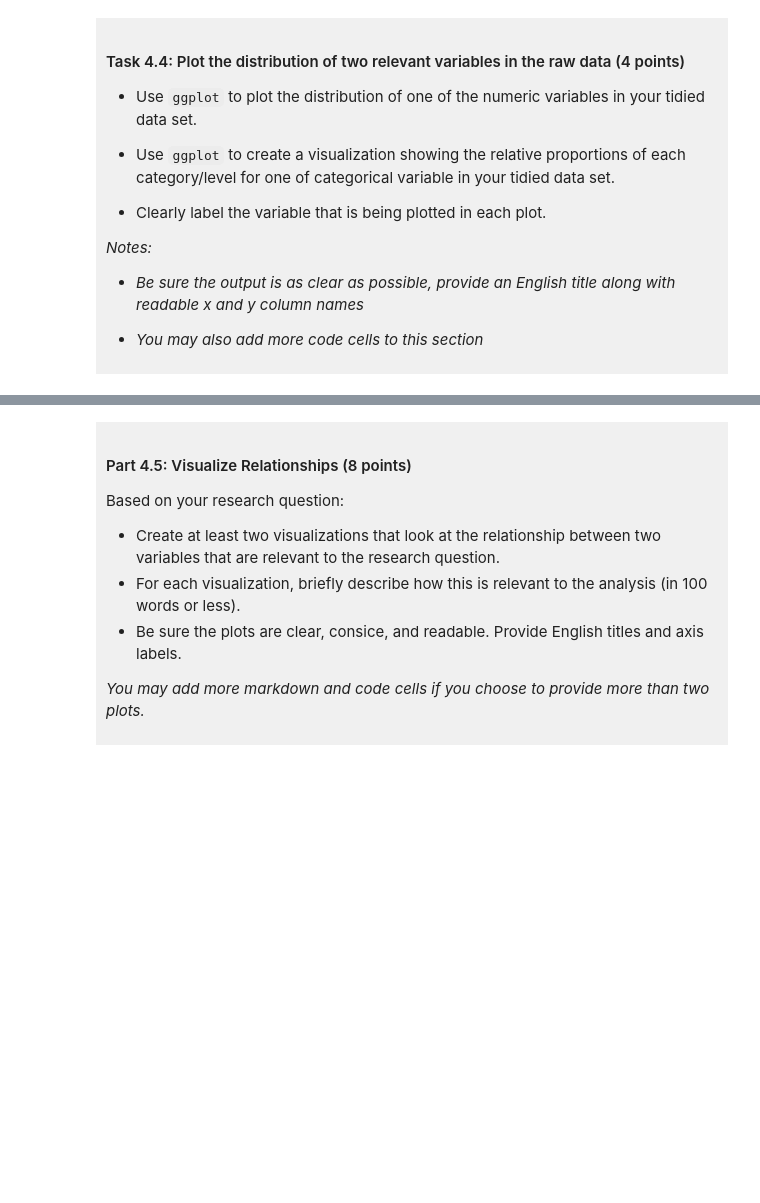
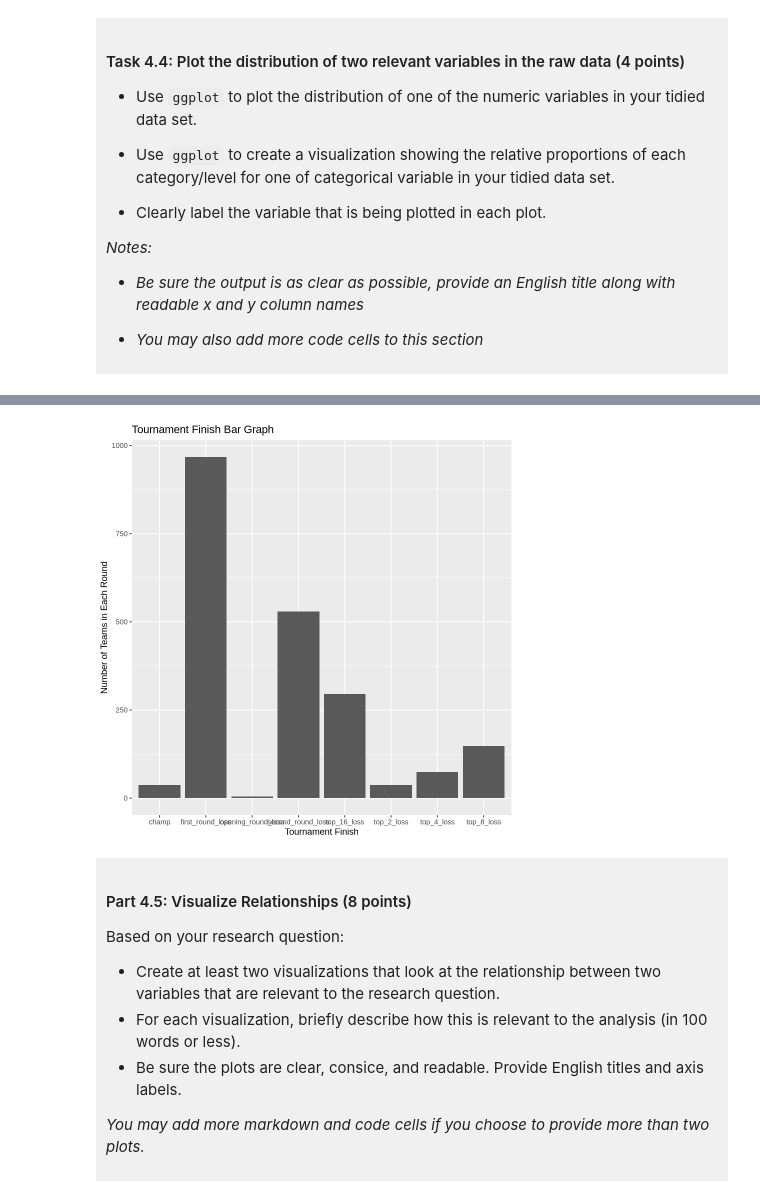
Before and after one commit to Ronanwiens/dsci-100-project-ronan-wiens, a Jupyter notebook: dsci-100-project-notebook.ipynb, the cells around one changed output, grey strips where cells are left out. Drawn from its saved outputs; the diff is of its cells as text; code cells hidden in the pictures; blank space fills up the shorter version.

```diff
--- a/dsci-100-project-notebook.ipynb
+++ b/dsci-100-project-notebook.ipynb
@@ -309,5 +364,13 @@ You will refine your research question (if needed) and produce a tidy data set.
 # %%
-### EDIT THIS CODE CELL FOR PLOT 2 ###
+Visualization_2 <- useful_ncaa |>
+ggplot (aes ( x = tourney_finish)) +
+  geom_bar () +
+        xlab ("Tournament Finish") +
+        ylab ("Number of Teams in Each Round") +
+        ggtitle ("Tournament Finish Bar Graph")
+Visualization_2
+# %% [output]
+[figure, added]
 # %% [markdown]
 <div style="background-color: #f0f0f0; padding: 10px;">
 
```
Also changed, not shown: parts of 9 cells of this notebook.
